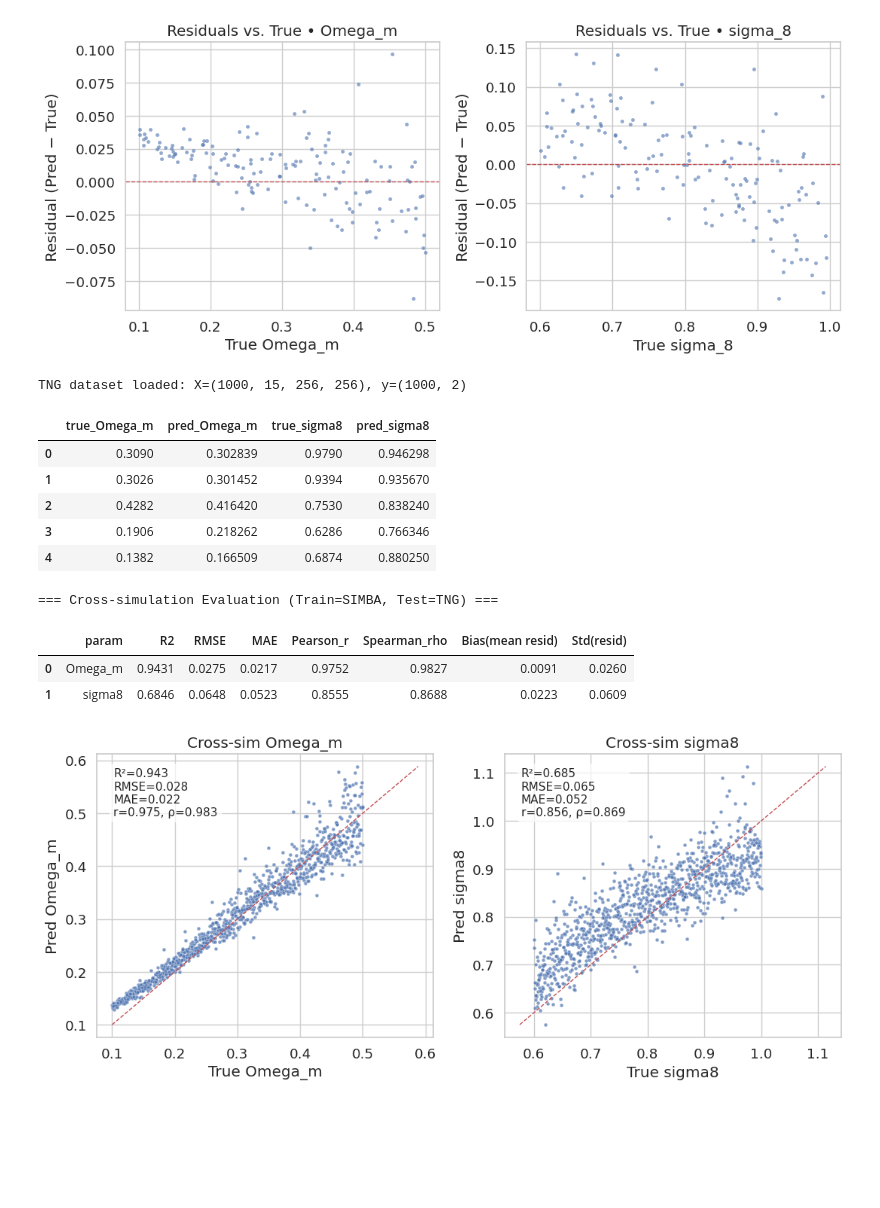
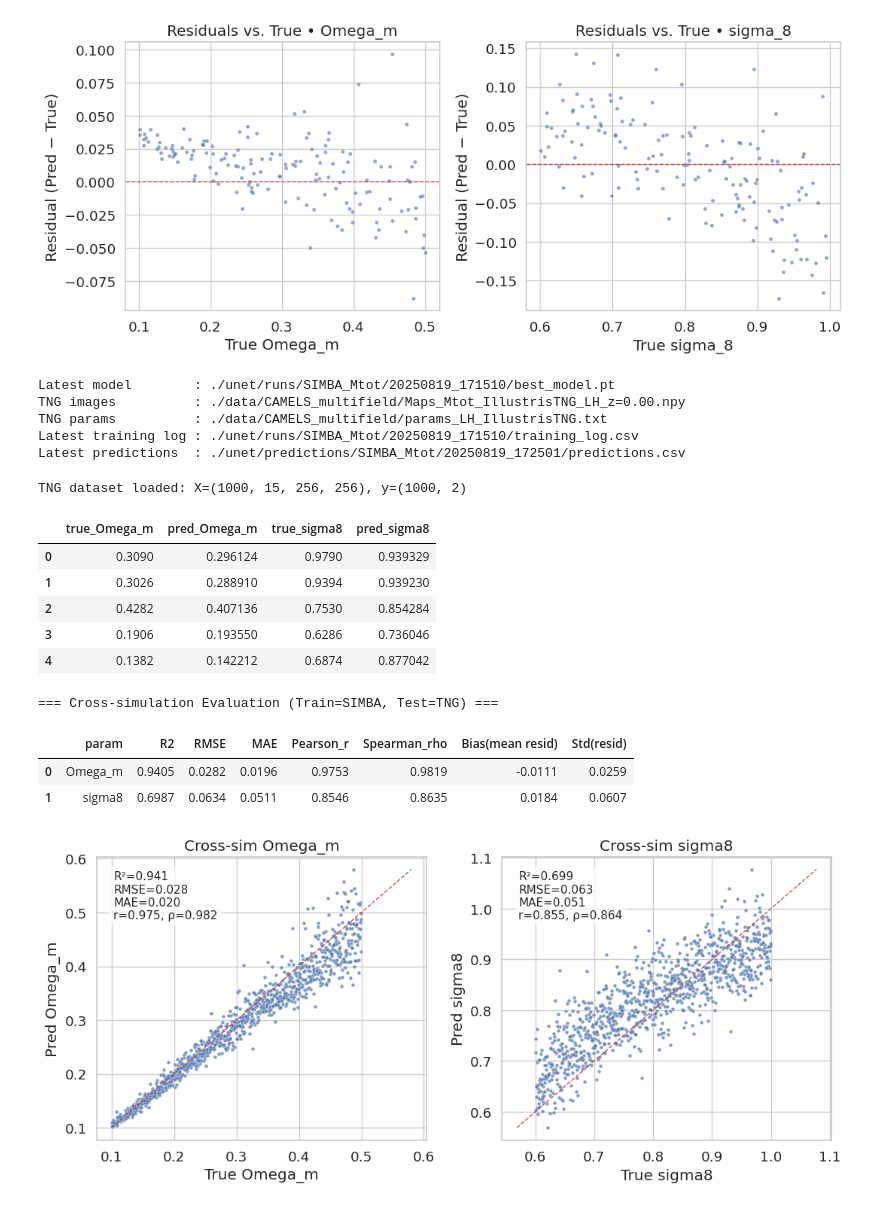
Before and after one commit to mmingyeong/250818_A3N_Hack_GroupJ, a Jupyter notebook: 03_unet_eval.ipynb, the cells around one changed output. Drawn from its saved outputs; the diff is of its cells as text; code cells hidden in the pictures; blank space fills up the shorter version.

```diff
--- a/03_unet_eval.ipynb
+++ b/03_unet_eval.ipynb
@@ -244,6 +268,43 @@ plt.show()
 [figure]
 [figure]
 [figure]
+# %%
+import glob
+import os
+
+def get_latest_file(base_dir: str, filename: str) -> str:
+    """주어진 base_dir 하위의 가장 최신 날짜 폴더에서 filename 경로 반환"""
+    subdirs = glob.glob(os.path.join(base_dir, "20*"))  # 20으로 시작하는 날짜 폴더
+    if not subdirs:
+        raise FileNotFoundError(f"No subdirectories found in {base_dir}")
+    latest_dir = max(subdirs, key=os.path.getmtime)
+    return os.path.join(latest_dir, filename)
+
+# -------- 사용 예시 --------
+# 최신 모델 자동 선택
+model_path = get_latest_file("./unet/runs/SIMBA_Mtot", "best_model.pt")
+
+# CAMELS TNG 데이터셋 (날짜폴더 아님 → 그대로 사용)
+tng_imgs_path = "./data/CAMELS_multifield/Maps_Mtot_IllustrisTNG_LH_z=0.00.npy"
+tng_params_path = "./data/CAMELS_multifield/params_LH_IllustrisTNG.txt"
+
+# 최신 training log 자동 선택
+log_path = get_latest_file("./unet/runs/SIMBA_Mtot", "training_log.csv")
+
+# 최신 prediction 결과 자동 선택
+pred_path = get_latest_file("./unet/predictions/SIMBA_Mtot", "predictions.csv")
+
+print("Latest model        :", model_path)
+print("TNG images          :", tng_imgs_path)
+print("TNG params          :", tng_params_path)
+print("Latest training log :", log_path)
+print("Latest predictions  :", pred_path)
+# %% [output]
+Latest model        : ./unet/runs/SIMBA_Mtot/20250819_171510/best_model.pt
+TNG images          : ./data/CAMELS_multifield/Maps_Mtot_IllustrisTNG_LH_z=0.00.npy
+TNG params          : ./data/CAMELS_multifield/params_LH_IllustrisTNG.txt
+Latest training log : ./unet/runs/SIMBA_Mtot/20250819_171510/training_log.csv
+Latest predictions  : ./unet/predictions/SIMBA_Mtot/20250819_172501/predictions.csv
 # %%
 # =====================
 # Cross-simulation Evaluation
@@ -251,9 +312,9 @@ plt.show()
 import torch
 
 # 경로 설정
-model_path = "./unet/runs/SIMBA_Mtot/20250819_003807/best_model.pt"   # <- SIMBA로 학습된 모델
-tng_imgs_path = "./data/CAMELS_multifield/Maps_Mtot_IllustrisTNG_LH_z=0.00.npy"
-tng_params_path = "./data/CAMELS_multifield/params_LH_IllustrisTNG.txt"
+#model_path = "./unet/runs/SIMBA_Mtot/20250819_141929/best_model.pt"   # <- SIMBA로 학습된 모델
+#tng_imgs_path = "./data/CAMELS_multifield/Maps_Mtot_IllustrisTNG_LH_z=0.00.npy"
+#tng_params_path = "./data/CAMELS_multifield/params_LH_IllustrisTNG.txt"
 
 # 1) TNG 데이터 로드
 X_tng = np.load(tng_imgs_path)   # (N,15,256,256) or (N*15,256,256)
@@ -320,41 +381,41 @@ for ax, pname, tcol, pcol in zip(axes, param_names, param_cols, pred_cols):
     sns.scatterplot(x=cross_df[tcol], y=cross_df[pcol], s=12, alpha=0.7, ax=ax)
 
     # y=x reference line
     lims = [min(cross_df[tcol].min(), cross_df[pcol].min()),
             max(cross_df[tcol].max(), cross_df[pcol].max())]
     ax.plot(lims, lims, "r--", lw=1.0)
 
     # metrics 불러오기
     m = metrics_cross[metrics_cross["param"] == pname].iloc[0]
     txt = (f"R²={m['R2']:.3f}\nRMSE={m['RMSE']:.3f}\nMAE={m['MAE']:.3f}\n"
            f"r={m['Pearson_r']:.3f}, ρ={m['Spearman_rho']:.3f}")
 
     # plot에 metrics 추가
     ax.text(0.05, 0.95, txt, transform=ax.transAxes,
             verticalalignment="top", horizontalalignment="left",
             fontsize=11, bbox=dict(boxstyle="round,pad=0.3",
                                    facecolor="white", alpha=0.7))
 
     # labels & title
     ax.set_xlabel(f"True {pname}")
     ax.set_ylabel(f"Pred {pname}")
     ax.set_title(f"Cross-sim {pname}")
 
 plt.tight_layout()
 plt.show()
 # %% [output]
 TNG dataset loaded: X=(1000, 15, 256, 256), y=(1000, 2)
 |  | true_Omega_m | pred_Omega_m | true_sigma8 | pred_sigma8 |
-| 0 | 0.3090 | 0.302839 | 0.9790 | 0.946298 |
-| 1 | 0.3026 | 0.301452 | 0.9394 | 0.935670 |
-| 2 | 0.4282 | 0.416420 | 0.7530 | 0.838240 |
-| 3 | 0.1906 | 0.218262 | 0.6286 | 0.766346 |
-| 4 | 0.1382 | 0.166509 | 0.6874 | 0.880250 |
+| 0 | 0.3090 | 0.296124 | 0.9790 | 0.939329 |
+| 1 | 0.3026 | 0.288910 | 0.9394 | 0.939230 |
+| 2 | 0.4282 | 0.407136 | 0.7530 | 0.854284 |
+| 3 | 0.1906 | 0.193550 | 0.6286 | 0.736046 |
+| 4 | 0.1382 | 0.142212 | 0.6874 | 0.877042 |
 === Cross-simulation Evaluation (Train=SIMBA, Test=TNG) ===
 |  | param | R2 | RMSE | MAE | Pearson_r | Spearman_rho | Bias(mean resid) | Std(resid) |
-| 0 | Omega_m | 0.9431 | 0.0275 | 0.0217 | 0.9752 | 0.9827 | 0.0091 | 0.0260 |
-| 1 | sigma8 | 0.6846 | 0.0648 | 0.0523 | 0.8555 | 0.8688 | 0.0223 | 0.0609 |
+| 0 | Omega_m | 0.9405 | 0.0282 | 0.0196 | 0.9753 | 0.9819 | -0.0111 | 0.0259 |
+| 1 | sigma8 | 0.6987 | 0.0634 | 0.0511 | 0.8546 | 0.8635 | 0.0184 | 0.0607 |
-[figure, old version]
+[figure, new version]
 # %%
 # =====================
 # 7. Residuals vs. True (heteroscedasticity/bias check) for cross-sim
```
Also changed, not shown: parts of 4 cells of this notebook, 7 other files.
